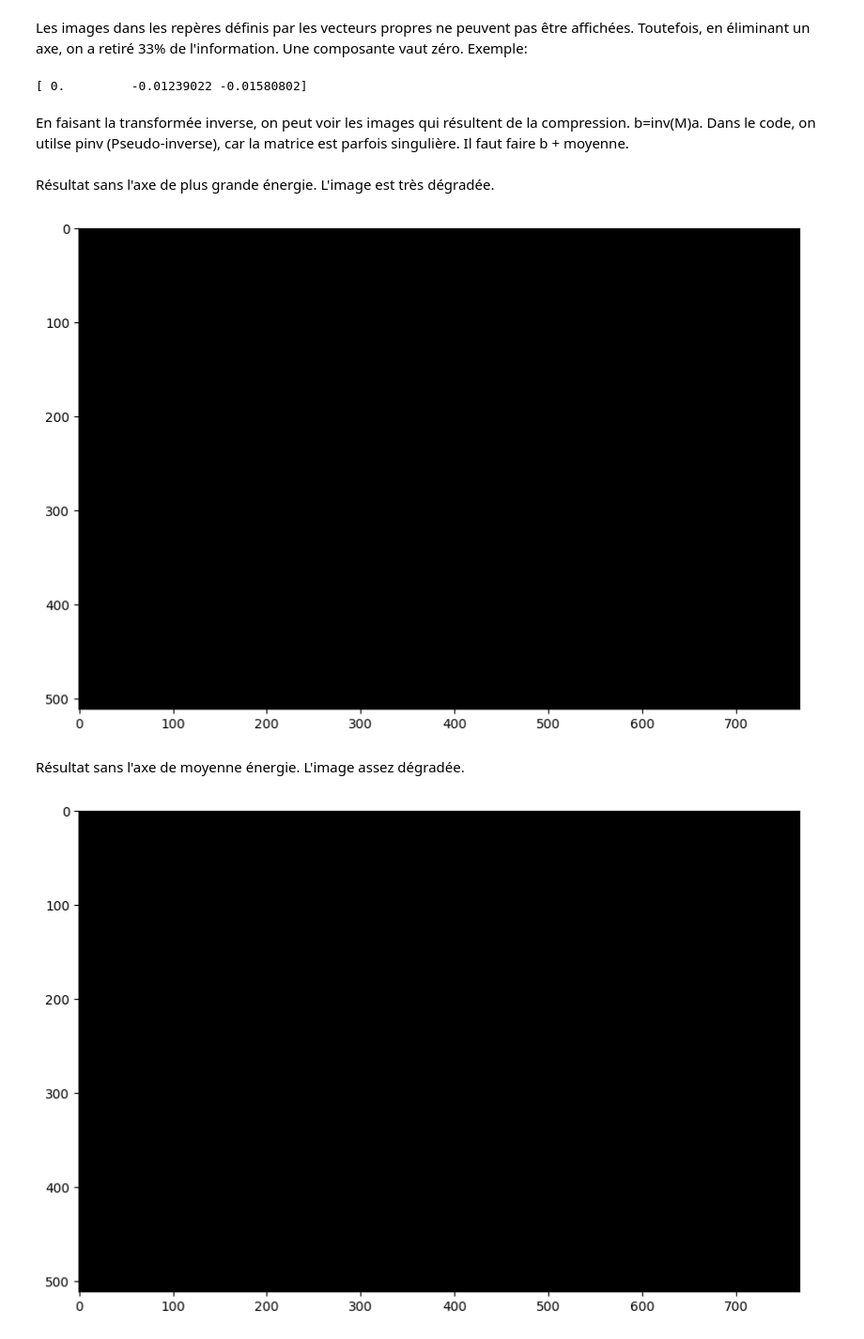
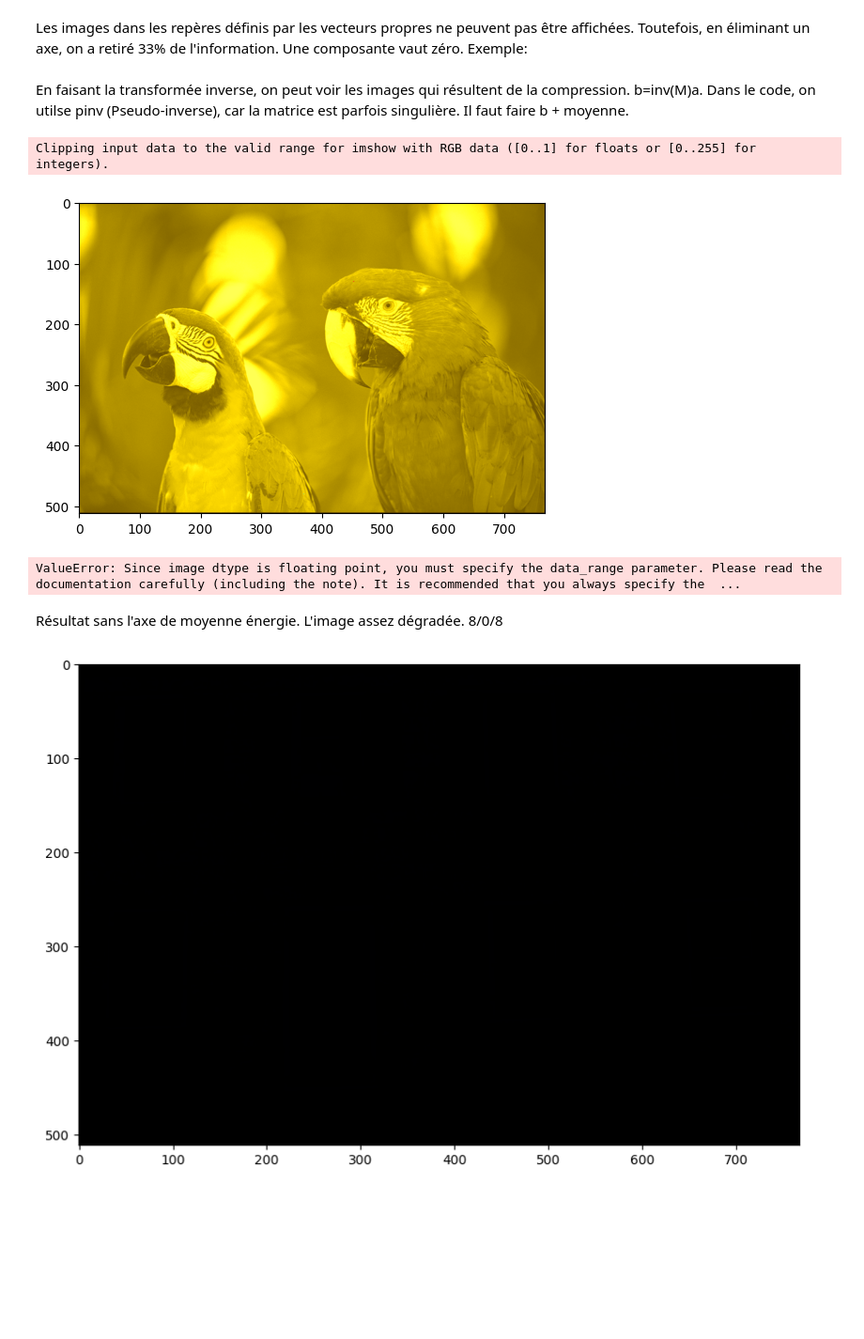
Before and after one commit to Za4khnissi/INF8770, a Jupyter notebook: TP2/transformeKL_RGB.ipynb, the cells around one changed output. Shown at 94% size. Cells and saved outputs as stored; diff of their text form; code cells hidden in the pictures; blank space fills up the shorter version.

Commit message:
transformation KL updates

```diff
--- a/TP2/transformeKL_RGB.ipynb
+++ b/TP2/transformeKL_RGB.ipynb
@@ -98,7 +112,3 @@ for i in range(len(image)):
 # 25 compressions car 5*5 = 25. blabla copilot: on a deja 8/8/8, 8/8/4, 8/8/0, 8/8/4, 8/4/4, il faut trouver la derniere quantification, soit 8/4/0
 # %% [markdown]
 Les images dans les repères définis par les vecteurs propres ne peuvent pas être affichées. Toutefois, en éliminant un axe, on a retiré 33% de l'information. Une composante vaut zéro. Exemple:
-# %%
-print(imageKLsansAxe0[10][10][:])
-# %% [output]
-[ 0.         -0.01239022 -0.01580802]
@@ -126,15 +132,23 @@ for i in range(len(image)):
+# %%
+imageKL = transformKL(image, eigvec, MoyR, MoyG, MoyB, [8,0,0])
+imageout = transformInverseKL(imageKL, eigvec, MoyR, MoyG, MoyB)
+imageout= imageout.astype('double')
+py.imshow(imageout)
+py.show()
+def rgb2gray(rgb):
+    return np.dot(rgb[:,:], [0.299, 0.587, 0.114])
+image = rgb2gray(image)
+imageout = rgb2gray(imageout)
+# psnr1 = peak_signal_noise_ratio(image, imageout, data_range = )
+# ssim2 = structural_similarity(image, imageout)
+# print(psnr1)
+# print(ssim2)
+# %% [output]
+Clipping input data to the valid range for imshow with RGB data ([0..1] for floats or [0..255] for integers).
+[figure, added]
+ValueError: Since image dtype is floating point, you must specify the data_range parameter. Please read the documentation carefully (including the note). It is recommended that you always specify the  ...
 # %% [markdown]
-Résultat sans l'axe de plus grande énergie. L'image est très dégradée.
+Résultat sans l'axe de moyenne énergie. L'image assez dégradée. 8/0/8
-# %%
-fig2 = py.figure(figsize = (10,10))
-imageout = np.clip(imageRGBsansAxe0,0,255)
-imageout= imageout.astype('uint8')
-py.imshow(imageout)
-py.show()
-# %% [output]
-[figure, removed]
-# %% [markdown]
-Résultat sans l'axe de moyenne énergie. L'image assez dégradée.
 # %%
 fig2 = py.figure(figsize = (10,10))
 imageout = np.clip(imageRGBsansAxe1,0,255)
```
Also changed, not shown: parts of 10 cells of this notebook.
